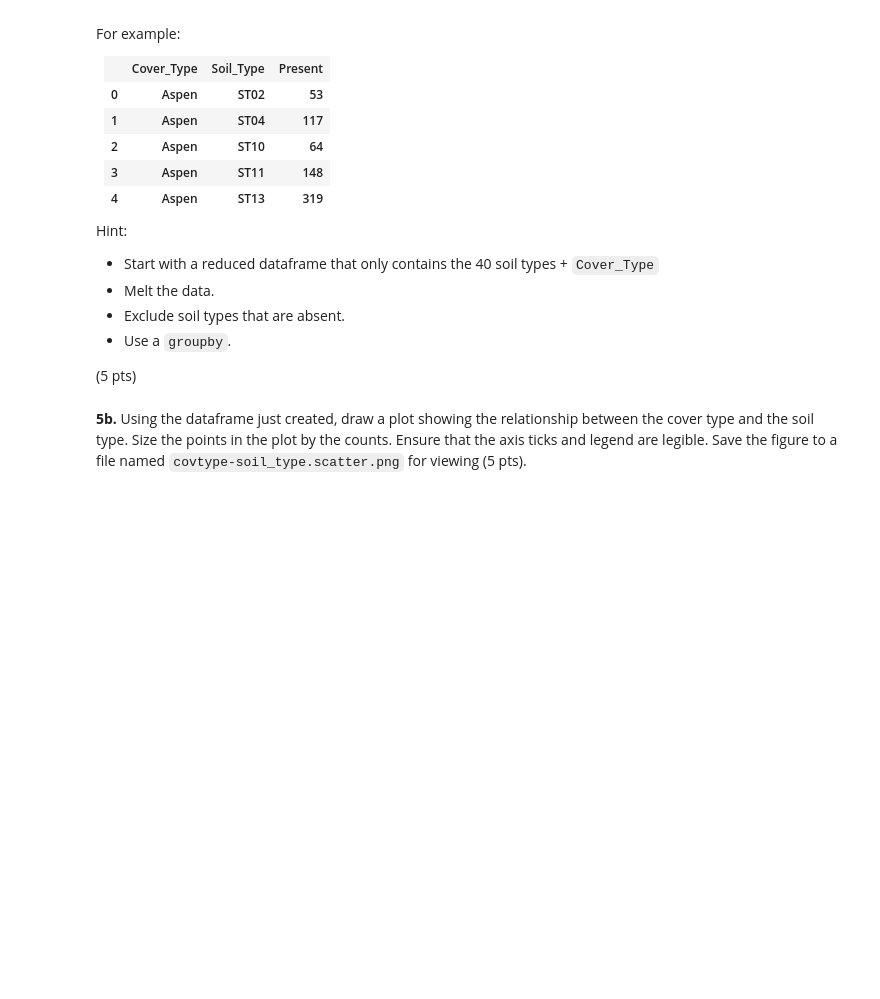
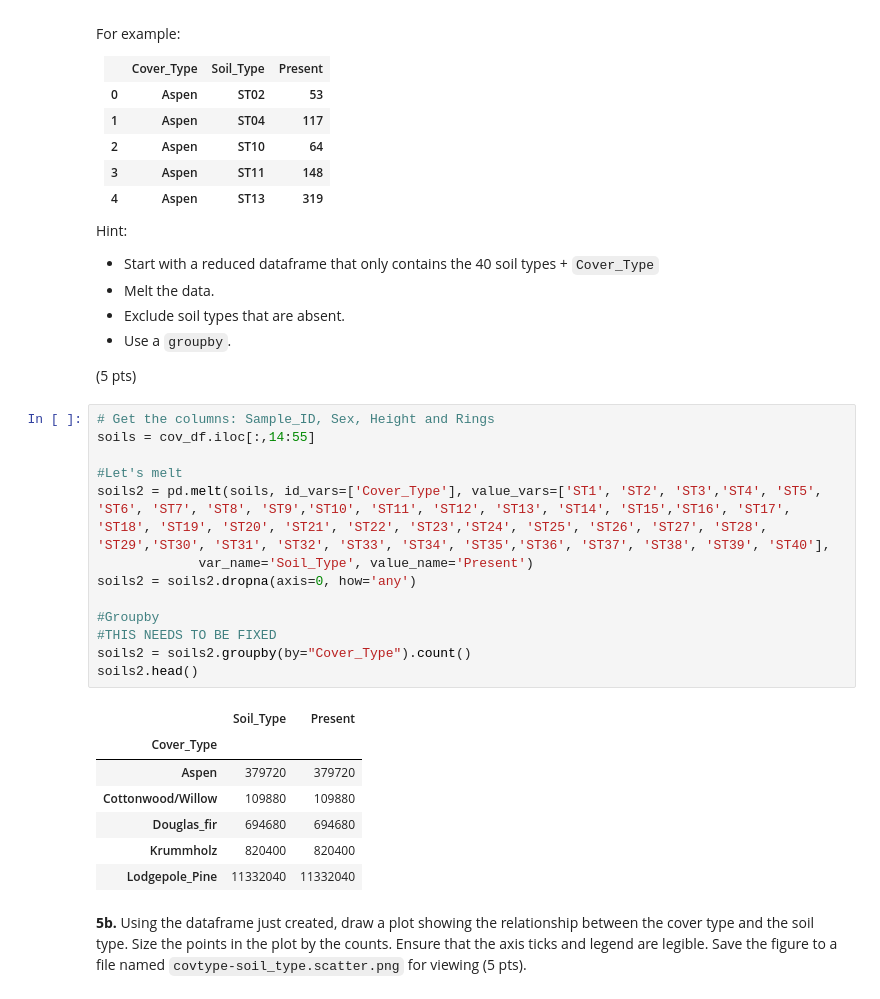
Before and after one commit to christopherbenedict/Data-Analytics-With-Python, a Jupyter notebook: Module2-Data_Analytics/project/P02-Unit_Project.ipynb, the cells around one changed output. Cells and saved outputs as stored; diff of their text form; blank space fills up the shorter version.

```diff
--- a/Module2-Data_Analytics/project/P02-Unit_Project.ipynb
+++ b/Module2-Data_Analytics/project/P02-Unit_Project.ipynb
@@ -420,5 +407,26 @@ Hint:
 - Use a `groupby`.
 
 (5 pts)
+# %%
+# Get the columns: Sample_ID, Sex, Height and Rings
+soils = cov_df.iloc[:,14:55]
+
+#Let's melt
+soils2 = pd.melt(soils, id_vars=['Cover_Type'], value_vars=['ST1', 'ST2', 'ST3','ST4', 'ST5', 'ST6', 'ST7', 'ST8', 'ST9','ST10', 'ST11', 'ST12', 'ST13', 'ST14', 'ST15','ST16', 'ST17', 'ST18', 'ST19', 'ST20', 'ST21', 'ST22', 'ST23','ST24', 'ST25', 'ST26', 'ST27', 'ST28', 'ST29','ST30', 'ST31', 'ST32', 'ST33', 'ST34', 'ST35','ST36', 'ST37', 'ST38', 'ST39', 'ST40'],
+             var_name='Soil_Type', value_name='Present')
+soils2 = soils2.dropna(axis=0, how='any')
+
+#Groupby
+#THIS NEEDS TO BE FIXED
+soils2 = soils2.groupby(by="Cover_Type").count()
+soils2.head()
+# %% [output]
+|  | Soil_Type | Present |
+| Cover_Type |  |  |
+| Aspen | 379720 | 379720 |
+| Cottonwood/Willow | 109880 | 109880 |
+| Douglas_fir | 694680 | 694680 |
+| Krummholz | 820400 | 820400 |
+| Lodgepole_Pine | 11332040 | 11332040 |
 # %% [markdown]
 **5b.** Using the dataframe just created, draw a plot showing the relationship between the cover type and the soil type. Size the points in the plot by the counts. Ensure that the axis ticks and legend are legible. Save the figure to a file named `covtype-soil_type.scatter.png` for viewing (5 pts).
```
Also changed, not shown: parts of 3 cells of this notebook, 6 other files.
